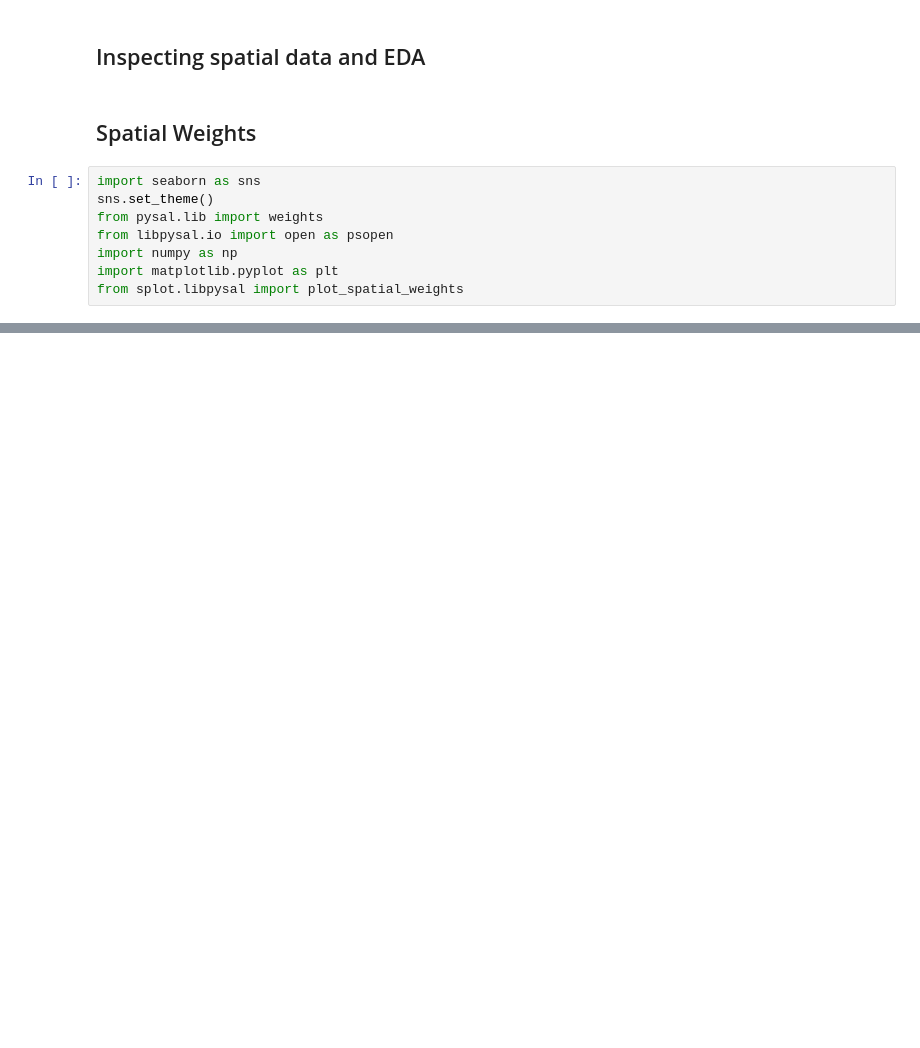
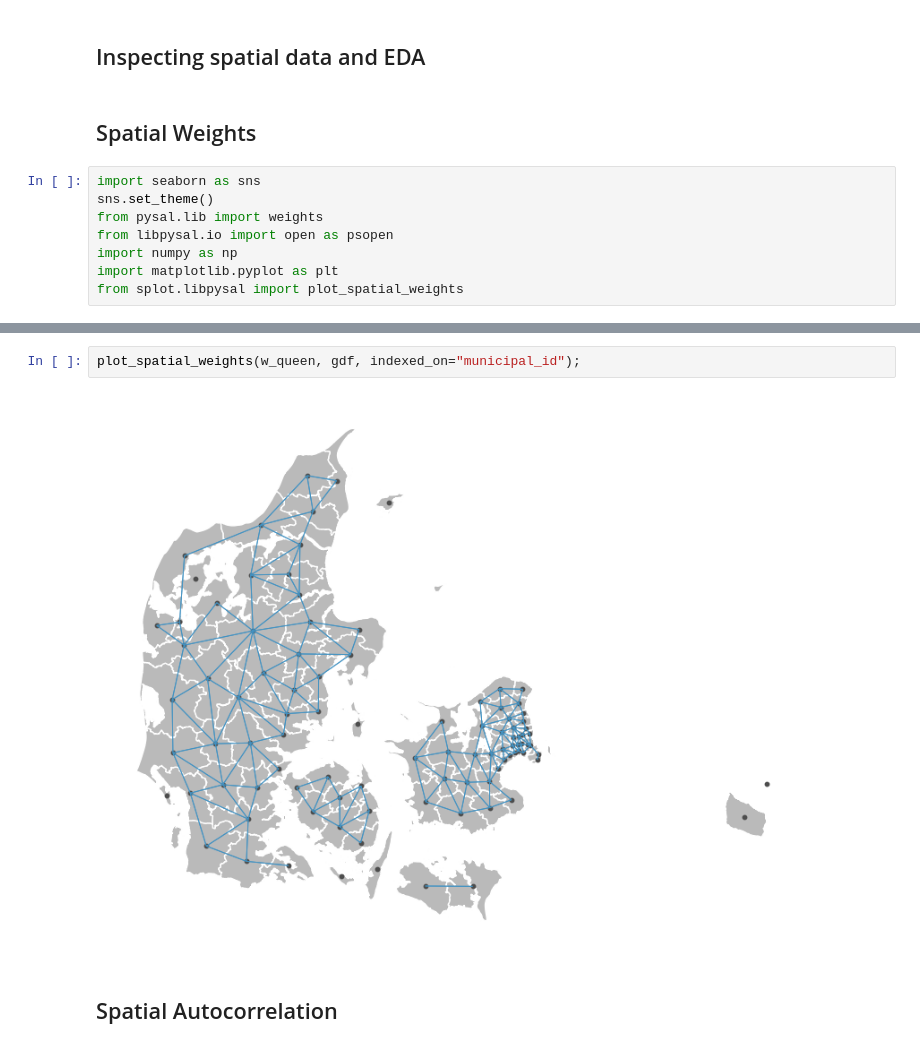
Before and after one commit to agnesutovaite/geospatial, a Jupyter notebook: project_notebook - Agne.ipynb, the cells around one changed output, grey strips where cells are left out. Cells and saved outputs as stored; diff of their text form; blank space fills up the shorter version.

```diff
--- a/project_notebook - Agne.ipynb
+++ b/project_notebook - Agne.ipynb
@@ -53,0 +103,6 @@ ValueError: The argument to the ids parameter contains duplicate entries.
+# %%
+plot_spatial_weights(w_queen, gdf, indexed_on="municipal_id");
+# %% [output]
+[figure, added]
+# %% [markdown]
+## Spatial Autocorrelation
```
Also changed, not shown: parts of 14 cells of this notebook, 4 other files.
